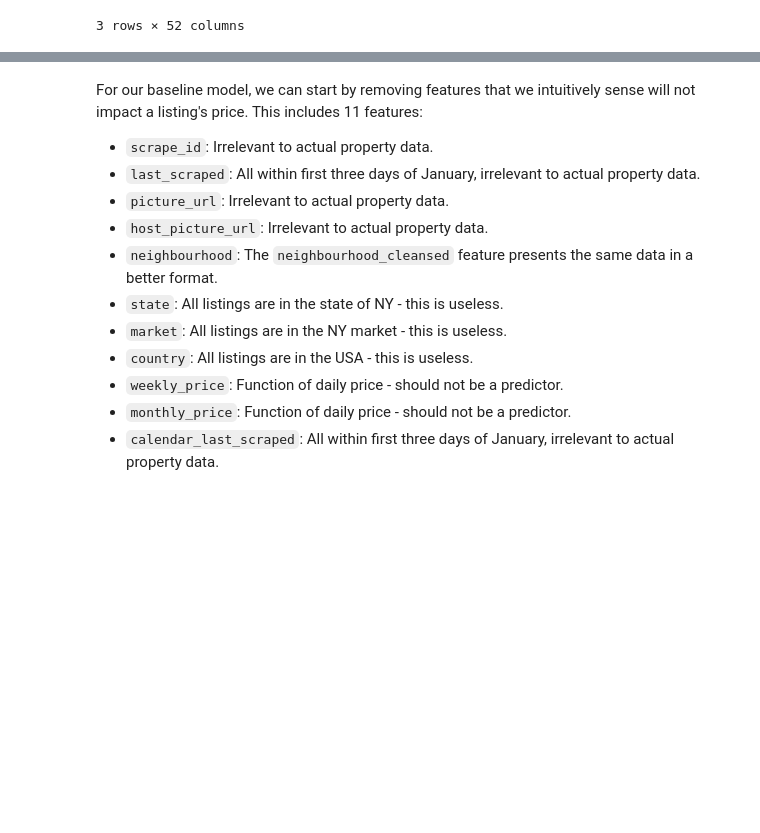
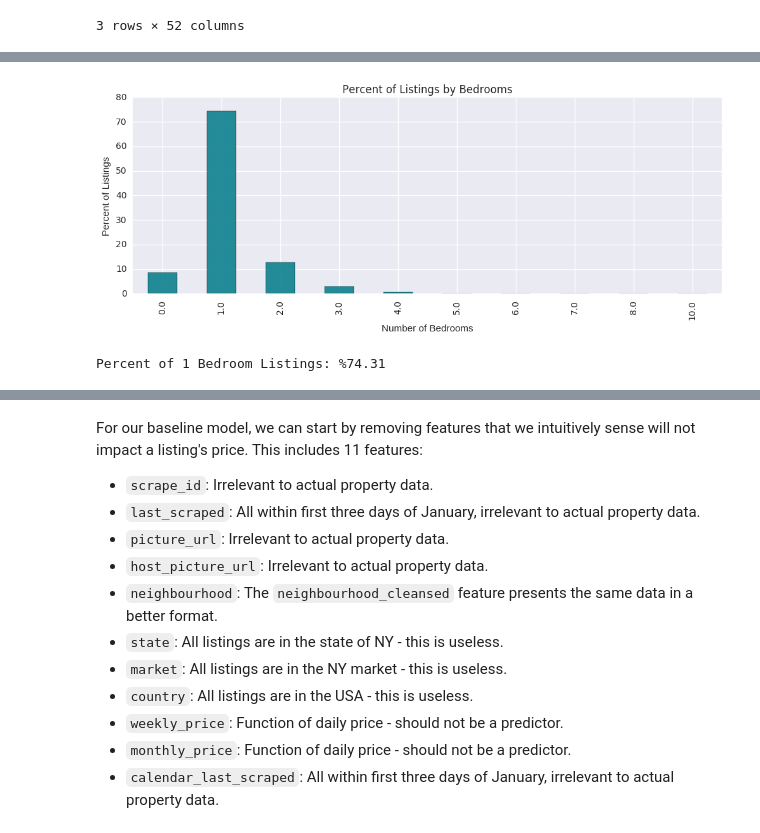
Before and after one commit to dino-rodriguez/optibnb, a Jupyter notebook: wrangling.ipynb, the cells around one changed output, grey strips where cells are left out. Saved outputs shown, nothing was run; the diff lists cells and outputs as text; code cells hidden in the pictures; blank space fills up the shorter version.

```diff
--- a/wrangling.ipynb
+++ b/wrangling.ipynb
@@ -84,0 +98,22 @@ plot_hist(3, ['Prices Histogram: All Data', 'Prices Histogram: \$0 - \$1000',
+# %%
+# Get frequency of bedroom number for listings
+bedrooms_counts = Counter(listings.bedrooms)
+tdf = pd.DataFrame.from_dict(bedrooms_counts, orient = 'index').sort_values(by = 0)
+tdf = (tdf.iloc[-10:, :] / 27392) * 100
+
+# Sort bedroom dataframe by number
+tdf.sort_index(axis = 0, ascending = True, inplace = True)
+
+# Plot percent of listings by bedroom number
+ax = tdf.plot(kind = 'bar', figsize = (12, 4), color = BNB_BLUE, alpha = 0.85)
+ax.set_xlabel("Number of Bedrooms")
+ax.set_ylabel("Percent of Listings")
+ax.set_title('Percent of Listings by Bedrooms')
+ax.legend_.remove()
+
+plt.show()
+
+print "Percent of 1 Bedroom Listings: %{0:.2f}".format(tdf[0][1])
+# %% [output]
+[figure, added]
+Percent of 1 Bedroom Listings: %74.31
```
Also changed, not shown: parts of 14 cells of this notebook, 1 other file.
